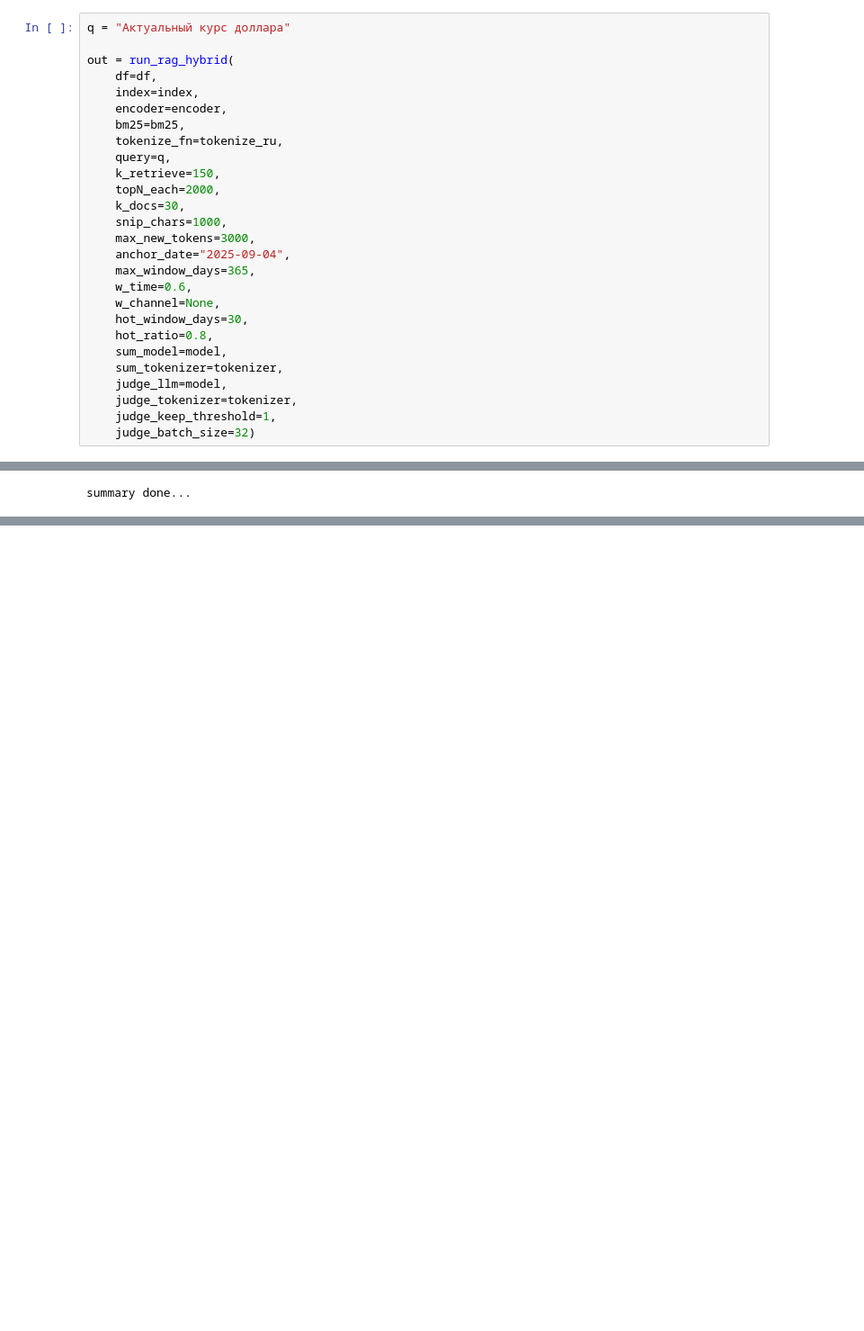
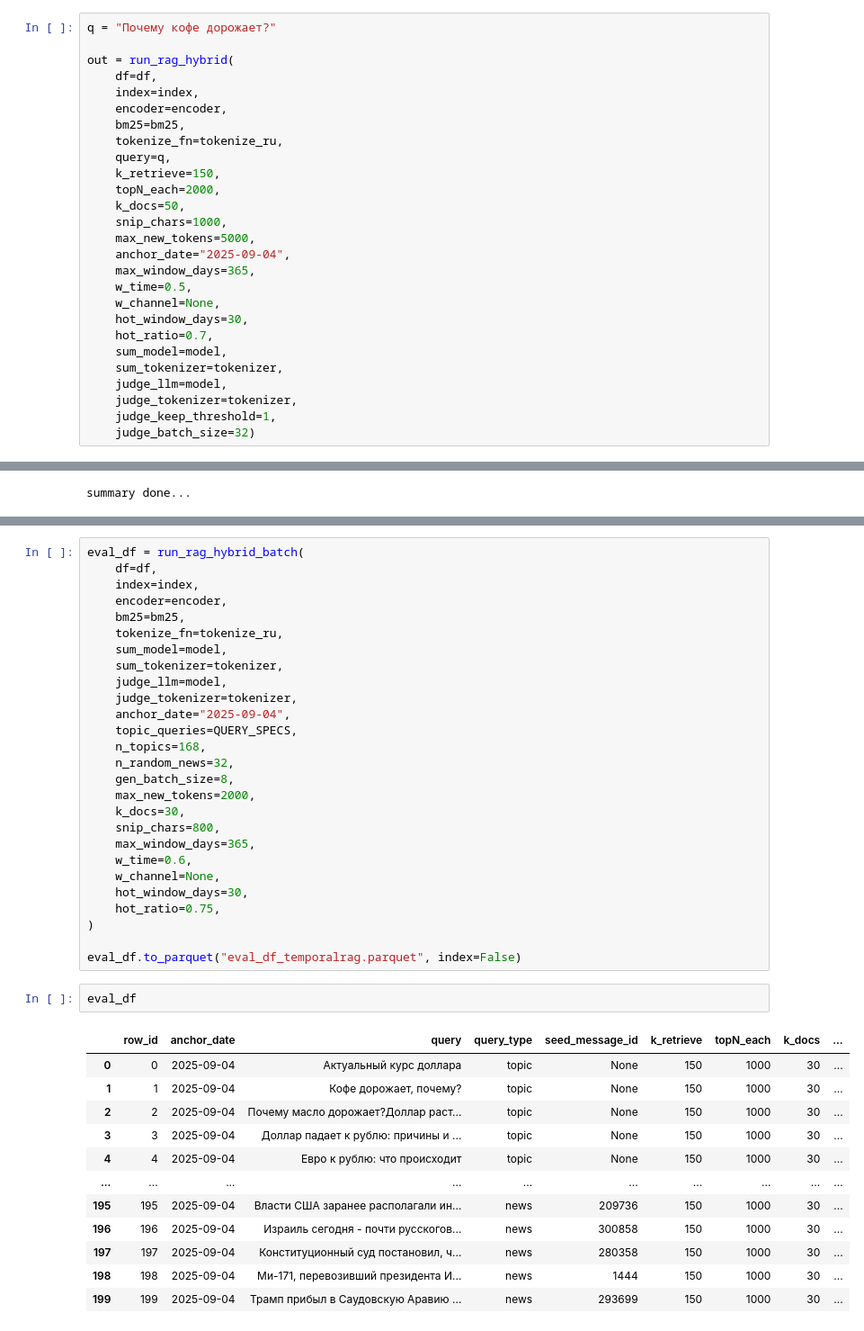
Before and after one commit to bruhwalk/temporal_rag, a Jupyter notebook: notebooks/TemoralRAG.ipynb, the cells around one changed output, grey strips where cells are left out. Shown at 90% size. Saved outputs shown, nothing was run; the diff lists cells and outputs as text; blank space fills up the shorter version.

Commit message:
temporal rag + metrics

```diff
--- a/notebooks/TemoralRAG.ipynb
+++ b/notebooks/TemoralRAG.ipynb
@@ -983,5 +996,5 @@ def run_rag_hybrid(
 # %%
-q = "Актуальный курс доллара"
+q = "Почему кофе дорожает?"
 
 out = run_rag_hybrid(
     df=df,
@@ -992,15 +1005,15 @@ out = run_rag_hybrid(
     query=q,
     k_retrieve=150,
     topN_each=2000,
-    k_docs=30,
+    k_docs=50,
     snip_chars=1000,
-    max_new_tokens=3000,
+    max_new_tokens=5000,
     anchor_date="2025-09-04",
     max_window_days=365,
-    w_time=0.6,
+    w_time=0.5,
     w_channel=None,
     hot_window_days=30,
-    hot_ratio=0.8,
+    hot_ratio=0.7,
     sum_model=model,
     sum_tokenizer=tokenizer,
     judge_llm=model,
@@ -1140,0 +1540,42 @@ len(out["candidates"]), len(out["candidates_dedup"]), len(out["candidates_filter
+# %%
+eval_df = run_rag_hybrid_batch(
+    df=df,
+    index=index,
+    encoder=encoder,
+    bm25=bm25,
+    tokenize_fn=tokenize_ru,
+    sum_model=model,
+    sum_tokenizer=tokenizer,
+    judge_llm=model,
+    judge_tokenizer=tokenizer,
+    anchor_date="2025-09-04",
+    topic_queries=QUERY_SPECS,
+    n_topics=168,
+    n_random_news=32,
+    gen_batch_size=8,
+    max_new_tokens=2000,
+    k_docs=30,
+    snip_chars=800,
+    max_window_days=365,
+    w_time=0.6,
+    w_channel=None,
+    hot_window_days=30,
+    hot_ratio=0.75,
+)
+
+eval_df.to_parquet("eval_df_temporalrag.parquet", index=False)
+# %%
+eval_df
+# %% [output]
+|  | row_id | anchor_date | query | query_type | seed_message_id | k_retrieve | topN_each | k_docs | ... |
+| 0 | 0 | 2025-09-04 | Актуальный курс доллара | topic | None | 150 | 1000 | 30 | ... |
+| 1 | 1 | 2025-09-04 | Кофе дорожает, почему? | topic | None | 150 | 1000 | 30 | ... |
+| 2 | 2 | 2025-09-04 | Почему масло дорожает?Доллар раст... | topic | None | 150 | 1000 | 30 | ... |
+| 3 | 3 | 2025-09-04 | Доллар падает к рублю: причины и ... | topic | None | 150 | 1000 | 30 | ... |
+| 4 | 4 | 2025-09-04 | Евро к рублю: что происходит | topic | None | 150 | 1000 | 30 | ... |
+| ... | ... | ... | ... | ... | ... | ... | ... | ... | ... |
+| 195 | 195 | 2025-09-04 | Власти США заранее располагали ин... | news | 209736 | 150 | 1000 | 30 | ... |
+| 196 | 196 | 2025-09-04 | Израиль сегодня - почти русскогов... | news | 300858 | 150 | 1000 | 30 | ... |
+| 197 | 197 | 2025-09-04 | Конституционный суд постановил, ч... | news | 280358 | 150 | 1000 | 30 | ... |
+| 198 | 198 | 2025-09-04 | Ми-171, перевозивший президента И... | news | 1444 | 150 | 1000 | 30 | ... |
+| 199 | 199 | 2025-09-04 | Трамп прибыл в Саудовскую Аравию ... | news | 293699 | 150 | 1000 | 30 | ... |
```
Also changed, not shown: parts of 11 cells of this notebook, 10 other files.
